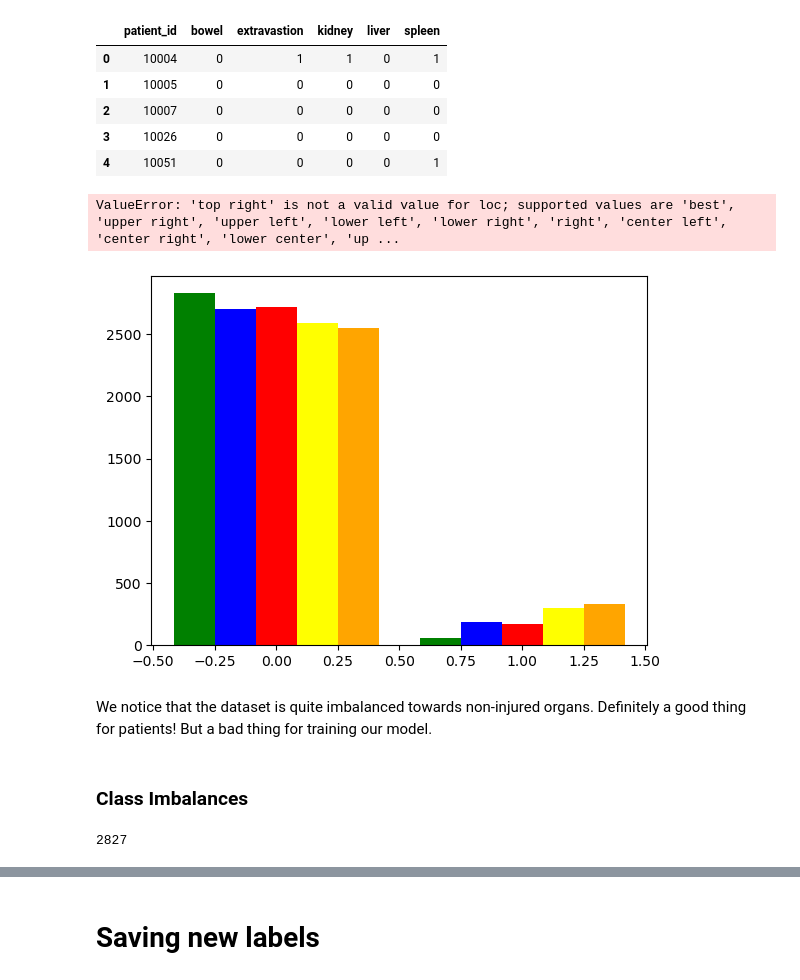
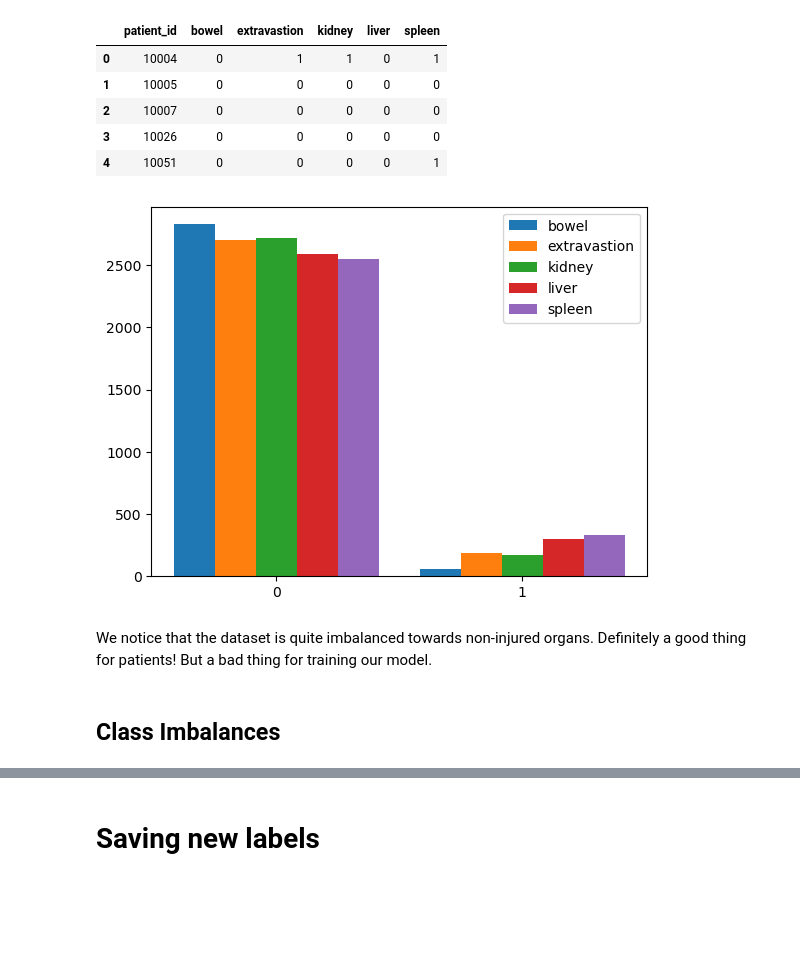
Before and after one commit to filtkac/sutd-dl-abd-trauma, a Jupyter notebook: notebooks/process_labels.ipynb, the cells around one changed output, grey strips where cells are left out. Cells and saved outputs as stored; diff of their text form; code cells hidden in the pictures; blank space fills up the shorter version.

```diff
--- a/notebooks/process_labels.ipynb
+++ b/notebooks/process_labels.ipynb
@@ -81,33 +81,29 @@ new_df.head()
 # %%
 import matplotlib.pyplot as plt
 import numpy as np
 fig, ax = plt.subplots()
 
 b_heights, b_bins = np.histogram(new_df['bowel'],bins=[-0.5,0.5,1.5])
 e_heights, e_bins = np.histogram(new_df['extravastion'], bins=b_bins)
 k_heights, k_bins = np.histogram(new_df['kidney'], bins=e_bins)
 l_heights, l_bins = np.histogram(new_df['liver'], bins=k_bins)
 s_heights, s_bins = np.histogram(new_df['spleen'], bins=l_bins)
 
 
 width = (b_bins[1] - b_bins[0])/6.0
 
-ax.bar(b_bins[:-1]+width, b_heights, width=width, facecolor='green')
-ax.bar(e_bins[:-1]+width*2, e_heights, width=width, facecolor='blue')
-ax.bar(k_bins[:-1]+width*3, k_heights, width=width, facecolor='red')
-ax.bar(l_bins[:-1]+width*4, l_heights, width=width, facecolor='yellow')
-ax.bar(s_bins[:-1]+width*5, s_heights, width=width, facecolor='orange')
+ax.bar(b_bins[:-1]+width, b_heights, width=width)
+ax.bar(e_bins[:-1]+width*2, e_heights, width=width)
+ax.bar(k_bins[:-1]+width*3, k_heights, width=width)
+ax.bar(l_bins[:-1]+width*4, l_heights, width=width)
+ax.bar(s_bins[:-1]+width*5, s_heights, width=width)
+ax.get_xaxis().set_ticks([0.0, 1.0])
 
 plt.legend(["bowel", "extravastion", "kidney", "liver", "spleen"], loc="upper right")
 plt.show()
 # %% [output]
-ValueError: 'top right' is not a valid value for loc; supported values are 'best', 'upper right', 'upper left', 'lower left', 'lower right', 'right', 'center left', 'center right', 'lower center', 'up ...
-[figure, old version]
+[figure, new version]
 # %% [markdown]
 We notice that the dataset is quite imbalanced towards non-injured organs. Definitely a good thing for patients! But a bad thing for training our model.
 # %% [markdown]
-### Class Imbalances
+## Class Imbalances
-# %%
-new_df['bowel'].value_counts().max()
-# %% [output]
-2827
```
Also changed, not shown: parts of 5 cells of this notebook, 2 other files.
